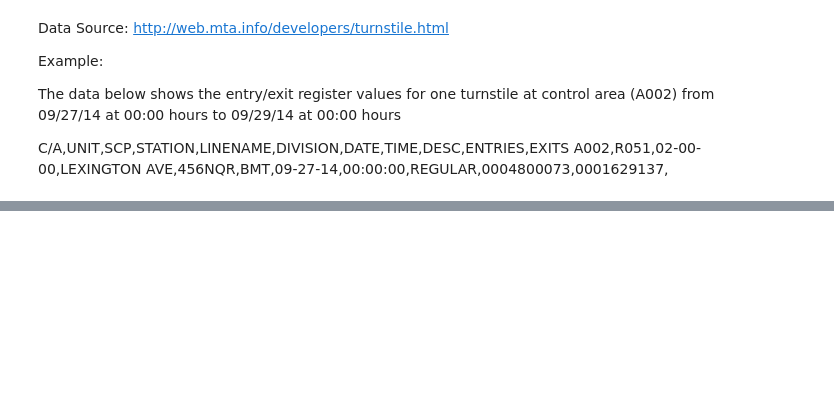
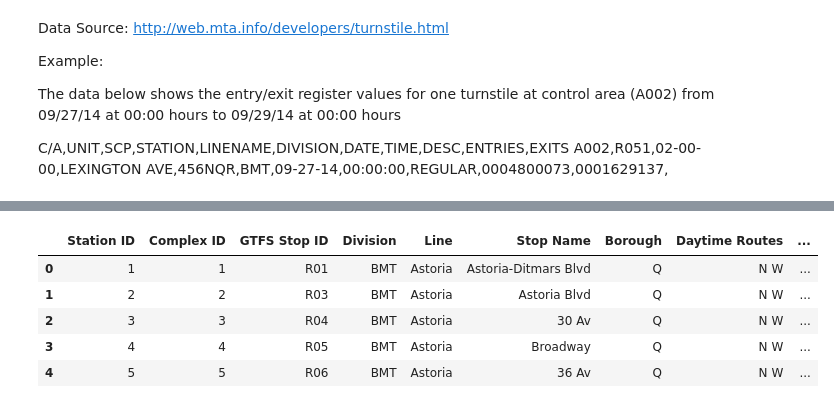
Before and after one commit to CUSPADS2022IBX/IBXRidership, a Jupyter notebook: Turnstile Data Processing/MTA_turnstile_data.ipynb, the cells around one changed output, grey strips where cells are left out. Cells and saved outputs as stored; diff of their text form; code cells hidden in the pictures; blank space fills up the shorter version.

```diff
--- a/Turnstile Data Processing/MTA_turnstile_data.ipynb
+++ b/Turnstile Data Processing/MTA_turnstile_data.ipynb
@@ -106 +133,13 @@ stations.count()
+# %%
+stations_url = 'http://web.mta.info/developers/data/nyct/subway/Stations.csv'
+
+stations = pd.read_csv(stations_url)
+stations.head()
+# %% [output]
+|  | Station ID | Complex ID | GTFS Stop ID | Division | Line | Stop Name | Borough | Daytime Routes | ... |
+| 0 | 1 | 1 | R01 | BMT | Astoria | Astoria-Ditmars Blvd | Q | N W | ... |
+| 1 | 2 | 2 | R03 | BMT | Astoria | Astoria Blvd | Q | N W | ... |
+| 2 | 3 | 3 | R04 | BMT | Astoria | 30 Av | Q | N W | ... |
+| 3 | 4 | 4 | R05 | BMT | Astoria | Broadway | Q | N W | ... |
+| 4 | 5 | 5 | R06 | BMT | Astoria | 36 Av | Q | N W | ... |
 # %%
```
Also changed, not shown: parts of 15 cells of this notebook.
